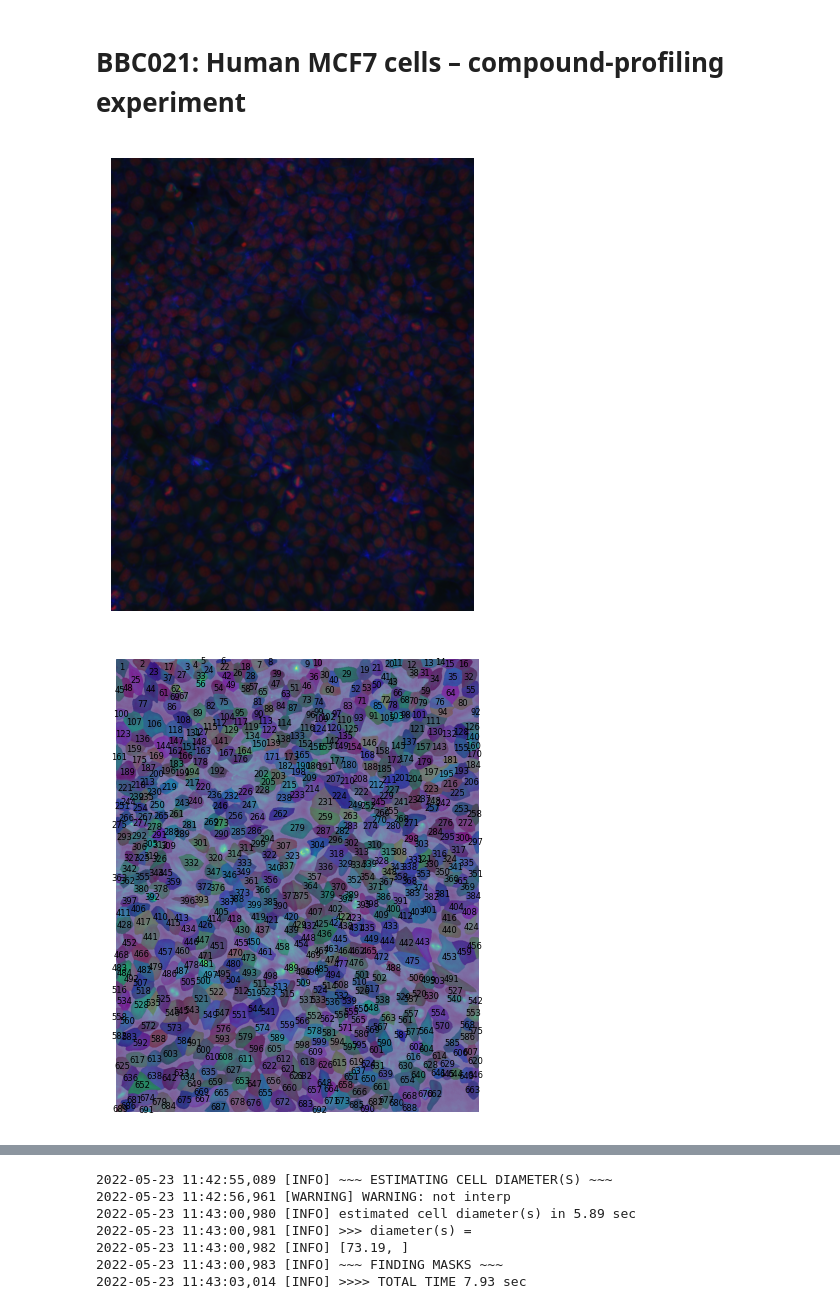
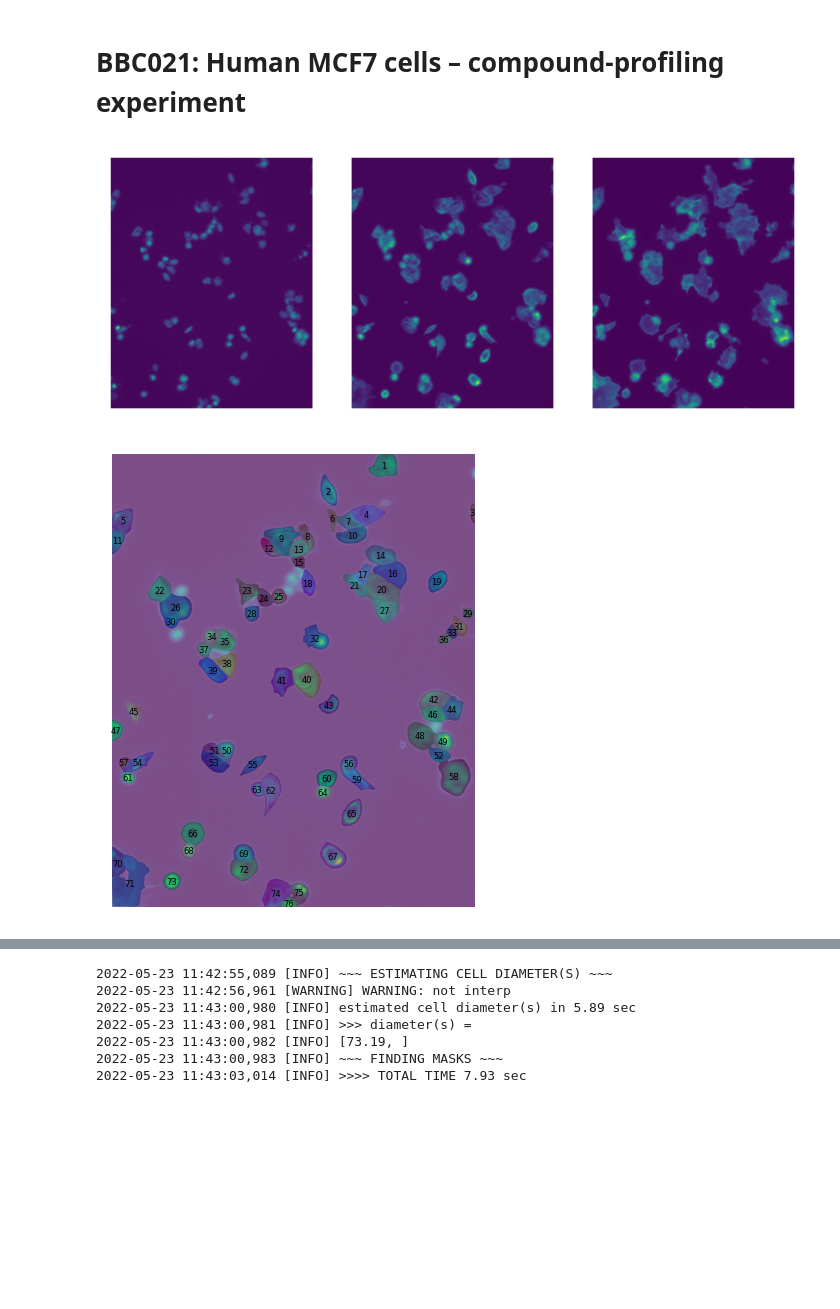
Before and after one commit to harel-coffee/SCIP-use-case-workflows-auto, a Jupyter notebook: notebooks/QC/bbbc_image_inspection.ipynb, the cells around one changed output, grey strips where cells are left out. Cells and saved outputs as stored; diff of their text form; code cells hidden in the pictures; blank space fills up the shorter version.

```diff
--- a/notebooks/QC/bbbc_image_inspection.ipynb
+++ b/notebooks/QC/bbbc_image_inspection.ipynb
@@ -15,6 +15,9 @@ from skimage.measure import regionprops
 data_dir = Path("/user/gent/420/vsc42015/vsc_data_vo/datasets/BBBC021")
 # %%
 data_dir = Path("/home/maximl/scratch/data/vsc/datasets/BBBC021")
+# %%
+batch = "Week5_28901"
+name = "Week5_130707_F02_s3_w"
 # %%
 def map_to_index(f):
     idx = re.match("^.*_w([0-9]).*$", f).group(1)
@@ -24,17 +27,18 @@ def map_to_index(f):
     )
 
 im = TiffGlobReader(
-    glob_in=sorted([str(p) for p in data_dir.glob("images/Week7_34681/Week7_7__C02_s4_w*.tif")]),
+    glob_in=sorted([str(p) for p in data_dir.glob("images/%s/%s*.tif" % (batch, name))]),
     indexer=map_to_index,
     channel_names=["DAPI", "Actin", "Tubulin"]
 )
 # %%
-pixels = im.get_image_data("XYC")
+pixels = im.get_image_data("CXY")
 
-fig, ax = plt.subplots(dpi=150)
-ax.imshow(pixels / pixels.reshape(1, -1).max(axis=1))
-ax.set_axis_off()
+fig, axes = plt.subplots(1, pixels.shape[0], dpi=150)
+for ax, p in zip(axes, pixels):
+    ax.imshow(p / p.reshape(1, -1).max(axis=1))
+    ax.set_axis_off()
 # %% [output]
-[figure, old version]
+[figure, new version]
 # %%
 model = models.Cellpose(gpu=True, model_type='cyto2')
@@ -52,4 +54,4 @@ ax.imshow(cellpose.plot.mask_rgb(masks), alpha=0.3)
 for prop in regionprops(label_image=masks):
     ax.text(prop.centroid[1], prop.centroid[0], prop.label, fontsize=4, ha="center", va="center")
 # %% [output]
-[figure, old version]
+[figure, new version]
```
Also changed, not shown: parts of 13 cells of this notebook, 2 other files.
